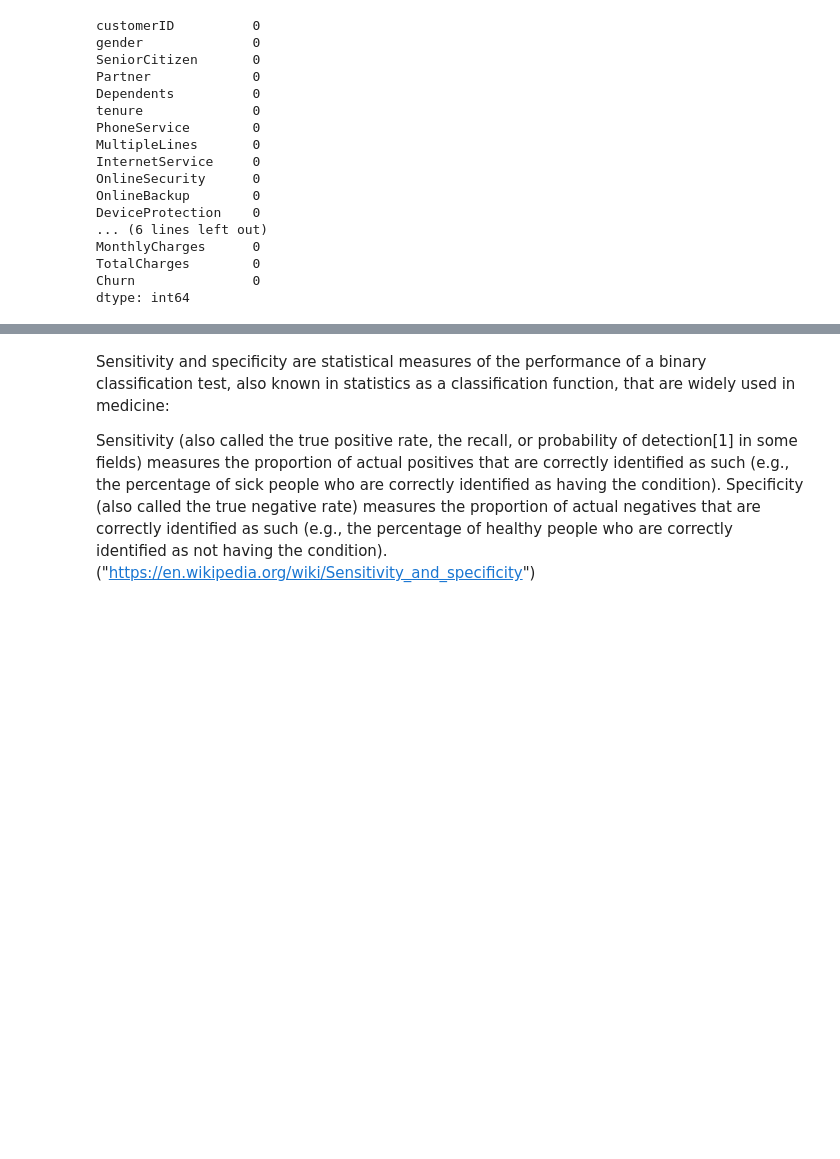
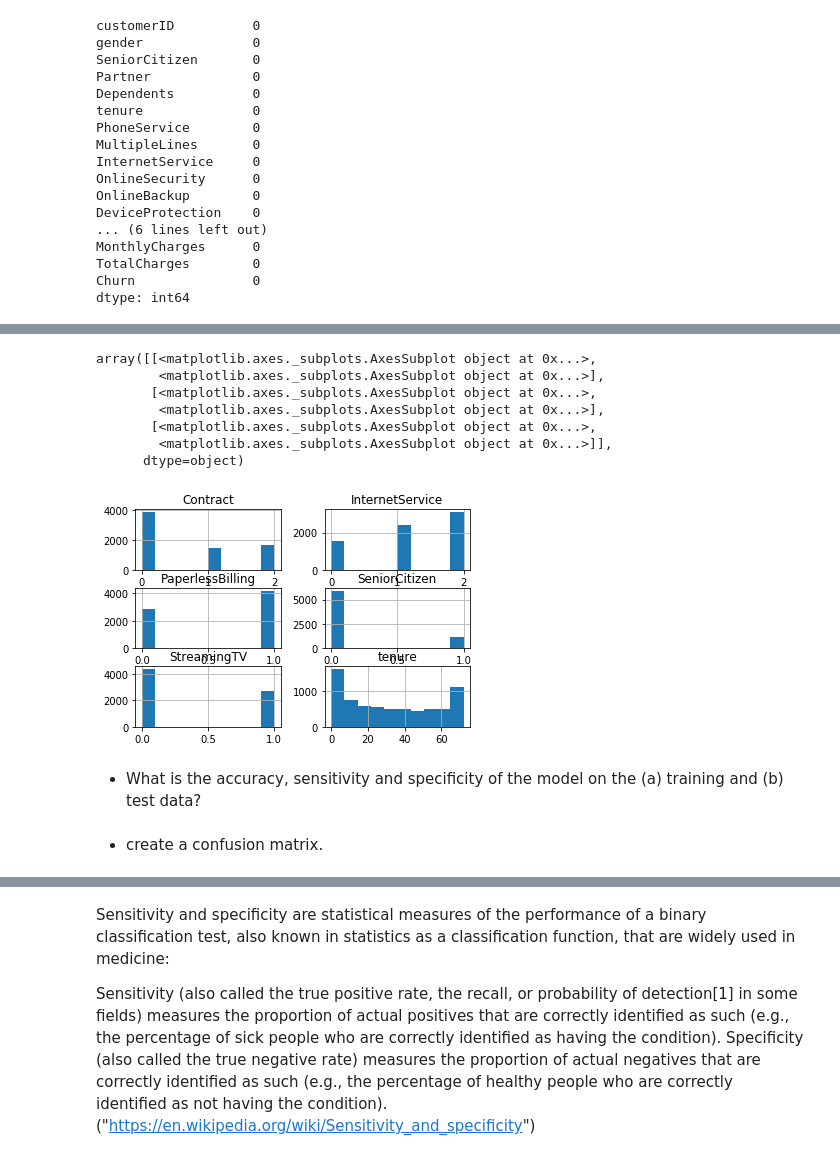
Before and after one commit to nhlalwenhle/Logistic-Regression, a Jupyter notebook: Logistic_regression.ipynb, the cells around one changed output, grey strips where cells are left out. Drawn from its saved outputs; the diff is of its cells as text; code cells hidden in the pictures; blank space fills up the shorter version.

```diff
--- a/Logistic_regression.ipynb
+++ b/Logistic_regression.ipynb
@@ -126,0 +285,13 @@ AttributeError: 'float' object has no attribute 'fillna'
+# %%
+data2[['SeniorCitizen','tenure', 'InternetService', 'StreamingTV', 'Contract', 'PaperlessBilling']].hist()
+# %% [output]
+array([[<matplotlib.axes._subplots.AxesSubplot object at 0x...>,
+        <matplotlib.axes._subplots.AxesSubplot object at 0x...>],
+       [<matplotlib.axes._subplots.AxesSubplot object at 0x...>,
+        <matplotlib.axes._subplots.AxesSubplot object at 0x...>],
+       [<matplotlib.axes._subplots.AxesSubplot object at 0x...>,
+        <matplotlib.axes._subplots.AxesSubplot object at 0x...>]],
+      dtype=object)
+[figure, added]
+# %% [markdown]
+* What is the accuracy, sensitivity and specificity of the model on the (a) training and (b) test data?
@@ -126,0 +308,2 @@ AttributeError: 'float' object has no attribute 'fillna'
+# %% [markdown]
+* create a confusion matrix.
```
Also changed, not shown: parts of 54 cells of this notebook.
